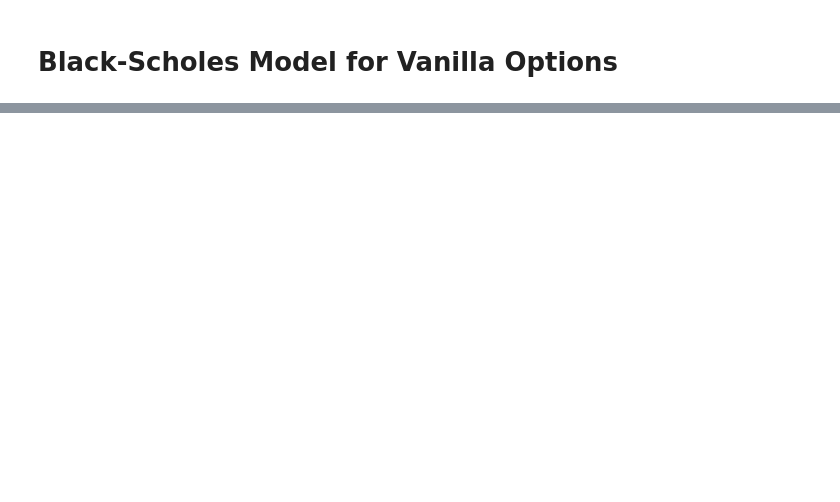
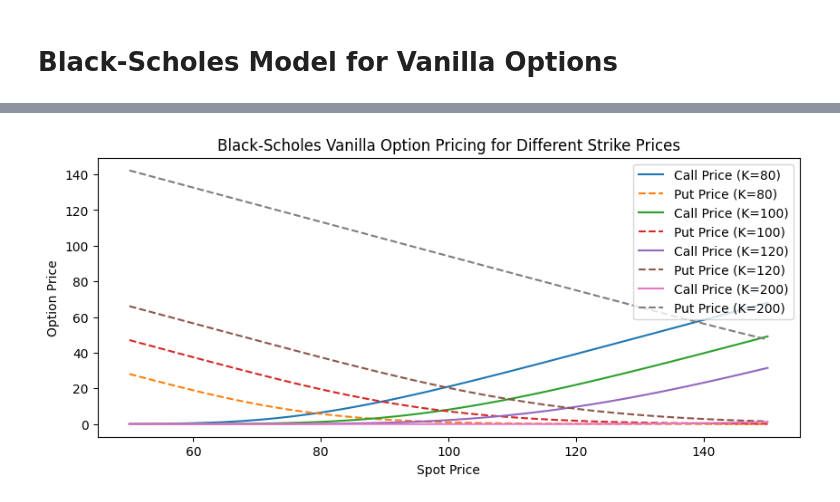
Before and after one commit to VagNikli/FX-Option-Pricing-Model, a Jupyter notebook: notebooks/01_black_scholes_basics.ipynb, the cells around one changed output, grey strips where cells are left out. Cells and saved outputs as stored; diff of their text form; code cells hidden in the pictures; blank space fills up the shorter version.

```diff
--- a/notebooks/01_black_scholes_basics.ipynb
+++ b/notebooks/01_black_scholes_basics.ipynb
@@ -38,0 +55,36 @@ plt.show()
+# %%
+# Define parameters with multiple strike prices
+spot_prices = np.linspace(50, 150, 100)  # Spot price range
+strike_prices = [80, 100, 120, 200]  # Different strike prices to analyze
+time_to_maturity = 1
+volatility = 0.2 # # Constant Volatility in BS
+domestic_rate = 0.05
+foreign_rate = 0.04
+
+# Initialize dictionaries to store results
+call_prices = {K: [] for K in strike_prices}
+put_prices = {K: [] for K in strike_prices}
+call_deltas = {K: [] for K in strike_prices}
+put_deltas = {K: [] for K in strike_prices}
+
+# Compute prices and deltas for each strike price
+for S in spot_prices:
+    for K in strike_prices:
+        bs_model = BlackScholes(S, K, time_to_maturity, volatility, domestic_rate, foreign_rate)
+        call_prices[K].append(bs_model.calculate_vanilla_price("call"))
+        put_prices[K].append(bs_model.calculate_vanilla_price("put"))
+        call_deltas[K].append(bs_model.delta("call"))
+        put_deltas[K].append(bs_model.delta("put"))
+
+# Plot Option Prices for Different Strike Prices
+plt.figure(figsize=(10, 4))
+for K in strike_prices:
+    plt.plot(spot_prices, call_prices[K], label=f"Call Price (K={K})", linestyle="-")
+    plt.plot(spot_prices, put_prices[K], label=f"Put Price (K={K})", linestyle="dashed")
+plt.xlabel("Spot Price")
+plt.ylabel("Option Price")
+plt.title("Black-Scholes Vanilla Option Pricing for Different Strike Prices")
+plt.legend()
+plt.show()
+# %% [output]
+[figure, added]
```
Also changed, not shown: parts of 6 cells of this notebook, 8 other files.
